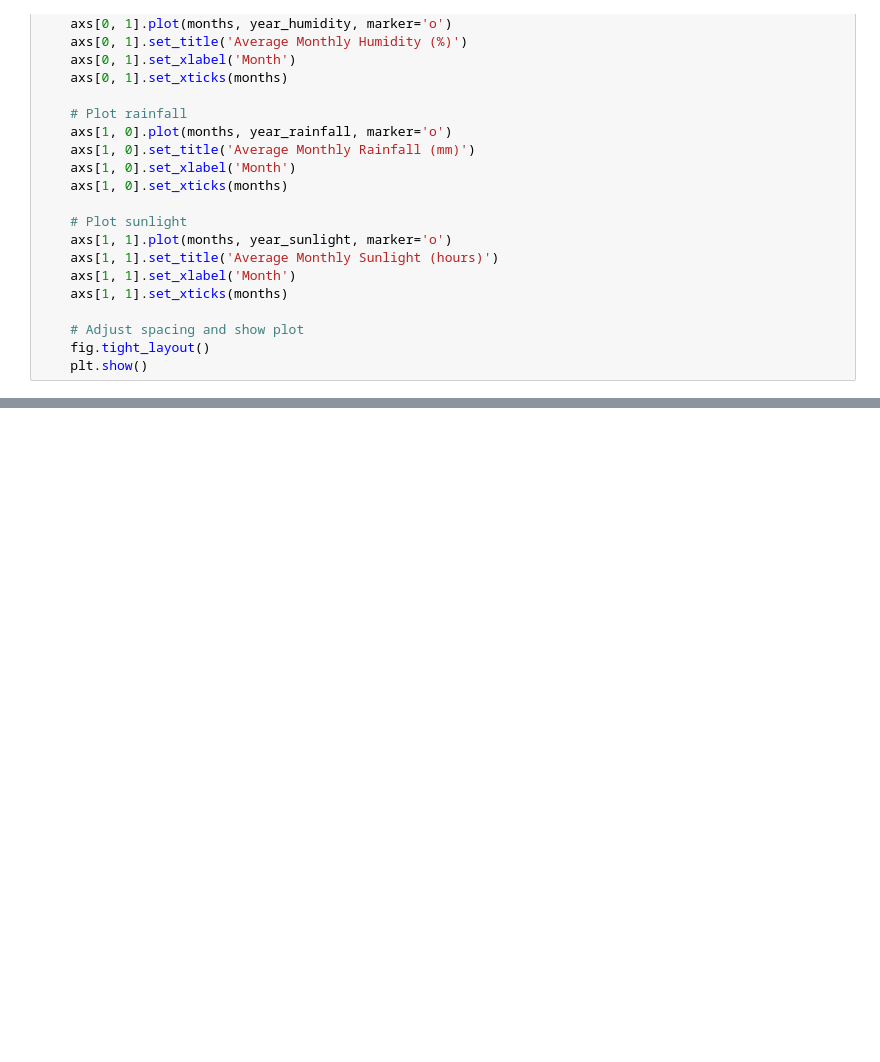
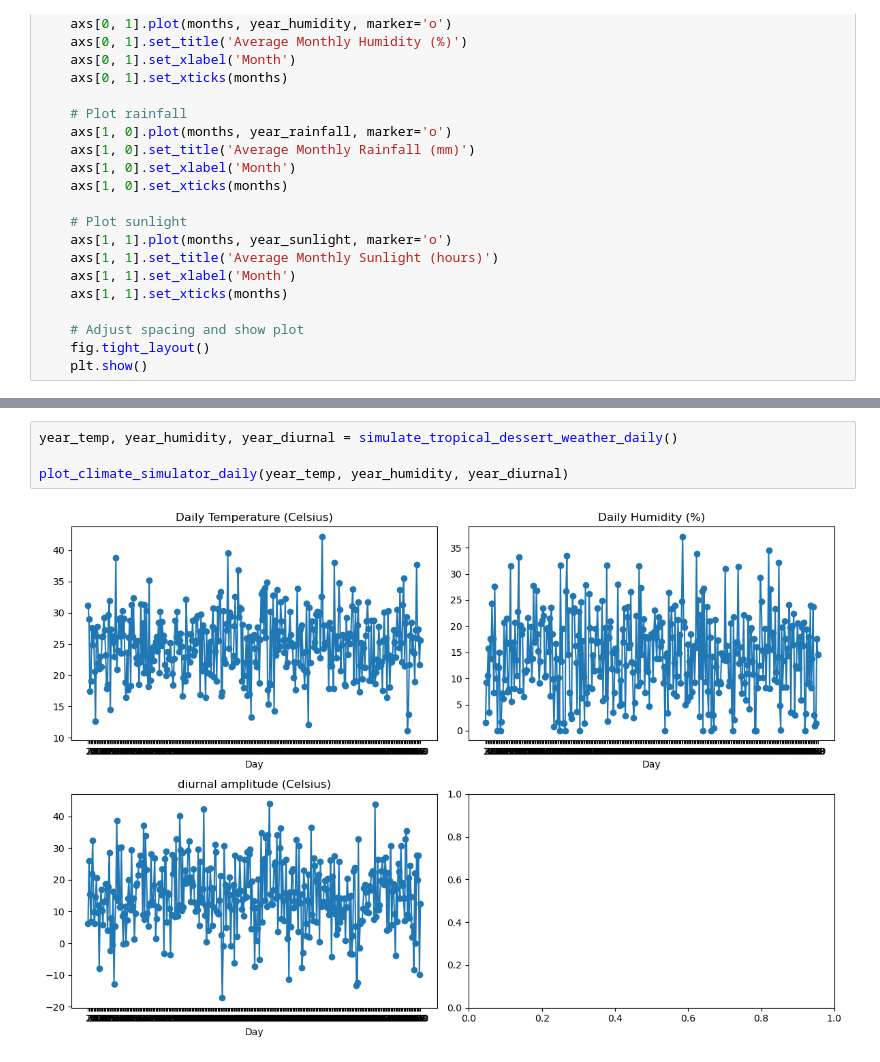
Before and after one commit to Nephren17/PlantComSim, a Jupyter notebook: whethering.ipynb, the cells around one changed output, grey strips where cells are left out. Drawn from its saved outputs; the diff is of its cells as text; blank space fills up the shorter version.

```diff
--- a/whethering.ipynb
+++ b/whethering.ipynb
@@ -168,0 +374,6 @@ plot_climate_simulator(year_temp, year_humidity, year_rainfall, year_sunlight)
+# %%
+year_temp, year_humidity, year_diurnal = simulate_tropical_dessert_weather_daily()
+
+plot_climate_simulator_daily(year_temp, year_humidity, year_diurnal)
+# %% [output]
+[figure, added]
```
Also changed, not shown: parts of 11 cells of this notebook.
